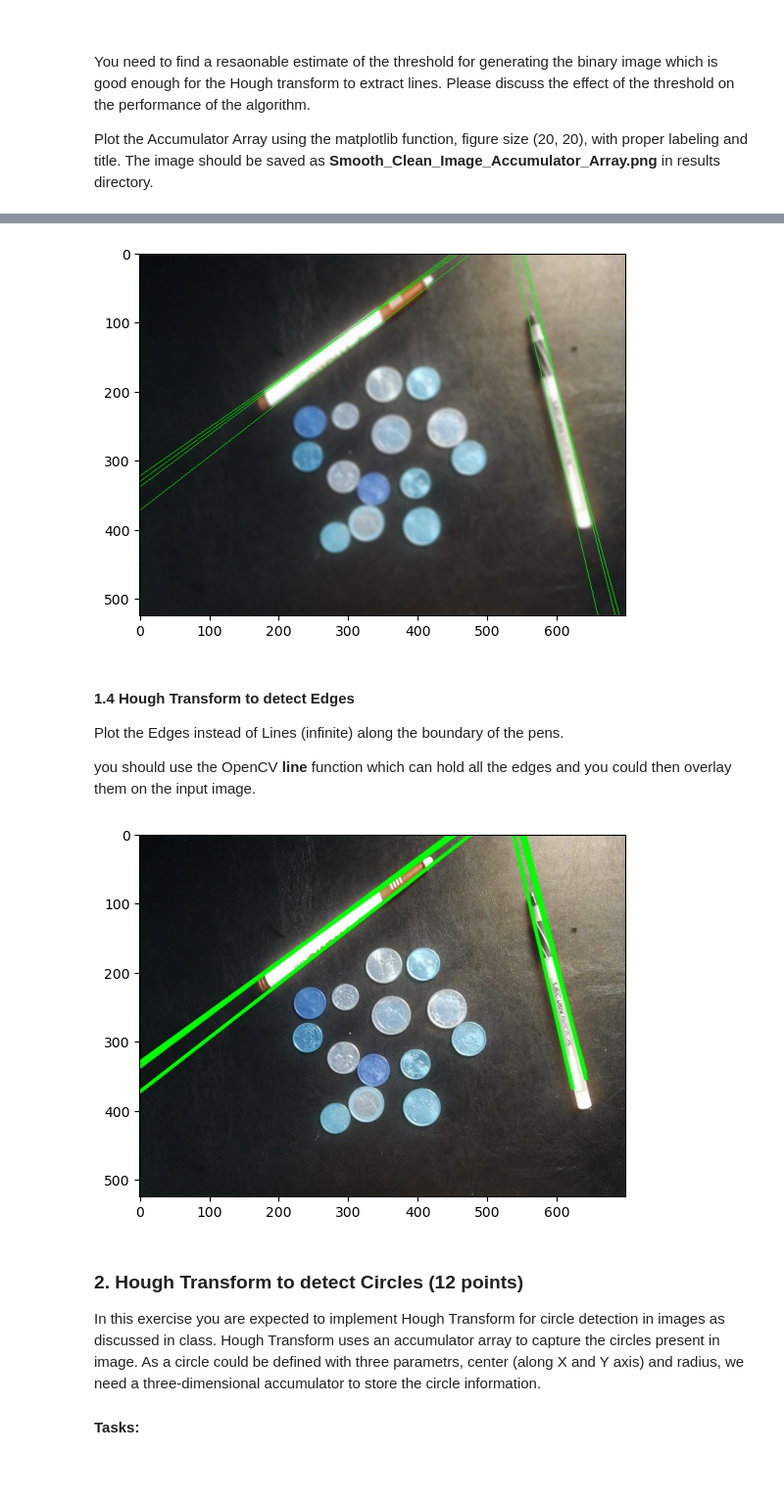
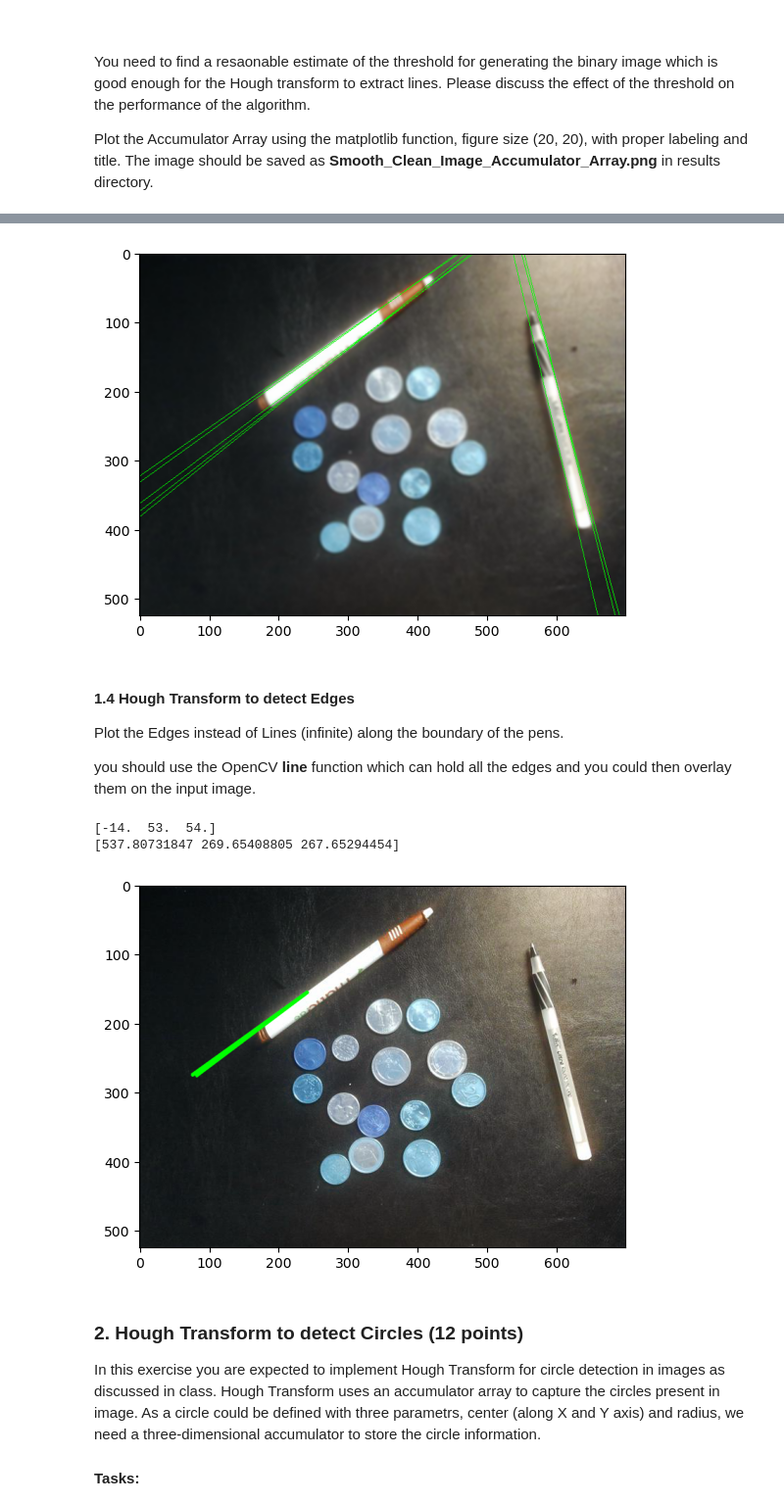
Before and after one commit to CasuallyAlive/Computer_Vision_Projects, a Jupyter notebook: src/proj2_6320/proj2_code/Project_2_CS6320.ipynb, the cells around one changed output, grey strips where cells are left out. Shown at 98% size. Drawn from its saved outputs; the diff is of its cells as text; code cells hidden in the pictures; blank space fills up the shorter version.

```diff
--- a/src/proj2_6320/proj2_code/Project_2_CS6320.ipynb
+++ b/src/proj2_6320/proj2_code/Project_2_CS6320.ipynb
@@ -268,7 +268,7 @@ def hough_transform(input_img, threshold, theta_res, rho_res):
 
     for edge_pt in edge_pts:
         for t_idx in range(len(thetas)):
-            d = round(edge_pt[0]*cos_t[t_idx]-edge_pt[1]*sin_t[t_idx])
+            d = round(edge_pt[0]*cos_t[t_idx] + edge_pt[1]*sin_t[t_idx]) + rho_res[1]
             accumulator[d, t_idx] += 1
 
     ################################
@@ -386,7 +386,7 @@ Plot the Accumulator Array using the matplotlib function, figure size (20, 20),
 # without compromising the quality of the results
 diag_len = math.ceil(np.sqrt(img.shape[0]**2+img.shape[1]**2))
 smooth_accumulator, smooth_thetas, smooth_rhos, smooth_binary_img = hough_transform(smooth_img_gray_edge, \
-    np.max(smooth_img_gray_edge)/3.0, [-90, 90], [-diag_len, diag_len])
+    np.max(smooth_img_gray_edge)*0.25, [-90, 90], [-diag_len, diag_len])
 
 # Save the Thresholded Binary Image
 cv.imwrite('../results/Ques_1/Smooth_Clean_Binary_Image.png', smooth_binary_img)
@@ -411,10 +411,10 @@ the faster the hough transform processes the accumulator.
 # %%
 # Plot the Lines extracted on the Smooth Image
 # Play with the Accumulator Thresholding to get rid of the unwanted lines
-acc_threshold = np.max(smooth_accumulator)*0.8
+acc_threshold = np.max(smooth_accumulator)*0.80
 plot_lines('../results/Ques_1/proj2-clean-image-smoothed.png', smooth_accumulator, smooth_thetas, smooth_rhos, acc_threshold, save_path='../results/Ques_1/Smooth_Clean_Image_Output_Lines.png')
 # %% [output]
-[figure, old version]
+[figure, new version]
 # %% [markdown]
 #### 1.4 Hough Transform to detect Edges
 
@@ -441,7 +441,7 @@ def plot_edges(img_path, accumulator, thetas, rhos, acc_threshold, binary_image,
     # TO DO: Your Implementation
     ##############################
     img = cv.imread(img_path)
-    m = 500
+    m = 100
 
     acc_threshold_vals = np.int32(accumulator >= acc_threshold)*accumulator
     max_idxs = np.argmax(acc_threshold_vals, 0)
@@ -456,18 +456,21 @@ def plot_edges(img_path, accumulator, thetas, rhos, acc_threshold, binary_image,
 
     plt.figure();plt.imshow(img, aspect='auto')
     cv.imwrite(save_path, img)
-
+    print(np.rad2deg(thetas[nz_idxs]))
+    print(rhos[max_idxs[nz_idxs]])
     ################################
     # Your Implementation ENDS here
     ################################
 # %%
 # Plot the Boundaries of the Pen on the Real Image
 # This unlike the previous result is restricted to a finite length line
 # Play with the Accumulator Thresholding to get rid of the unwanted lines
-acc_threshold = np.max(ori_accumulator)*0.5
+acc_threshold = np.max(ori_accumulator)*0.8
 plot_edges('../data/proj2-clean-image.jpg', ori_accumulator, ori_thetas, ori_rhos, acc_threshold, ori_binary_img, save_path='../results/Ques_1/Ori_Clean_Image_Output_Edges.png')
 # %% [output]
+[-14.  53.  54.]
+[537.80731847 269.65408805 267.65294454]
-[figure, old version]
+[figure, new version]
 # %%
 # Plot the Boundaries of the Pen on the Smooth Image
 # This unlike the previous result is restricted to a finite length line
```
Also changed, not shown: parts of 3 cells of this notebook, 38 other files.
